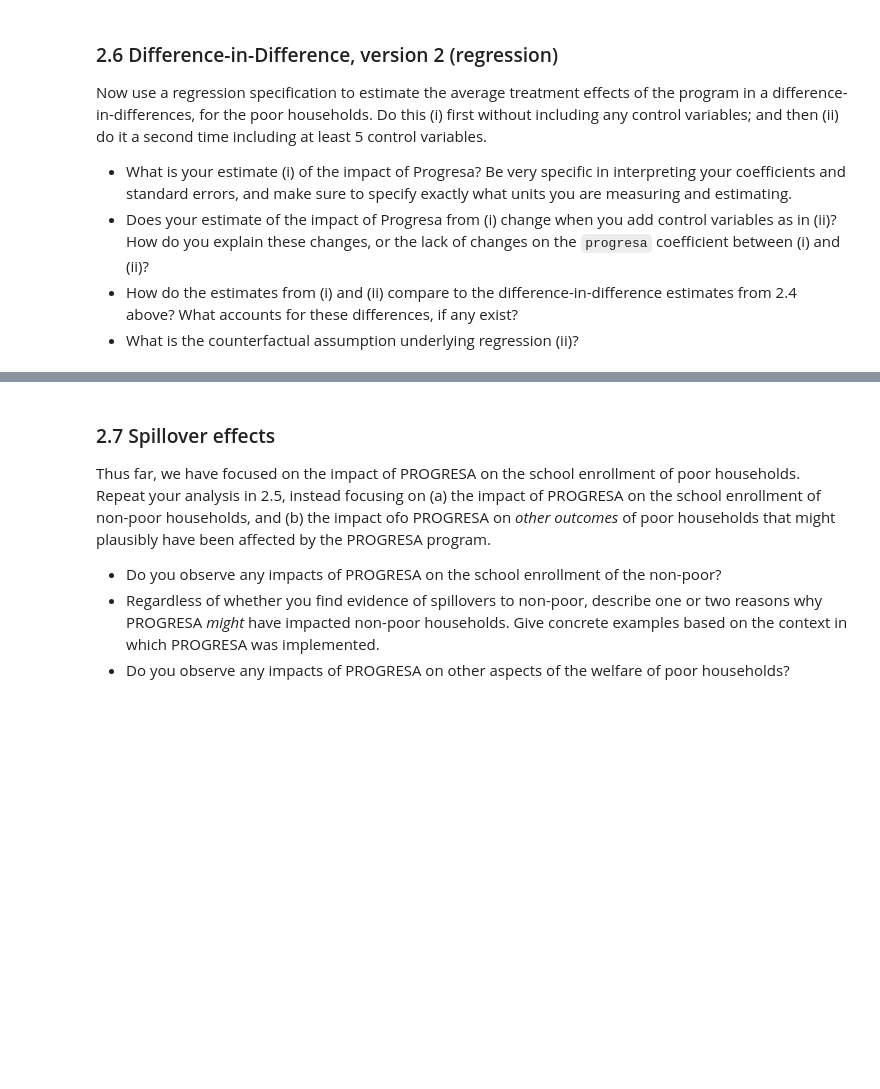
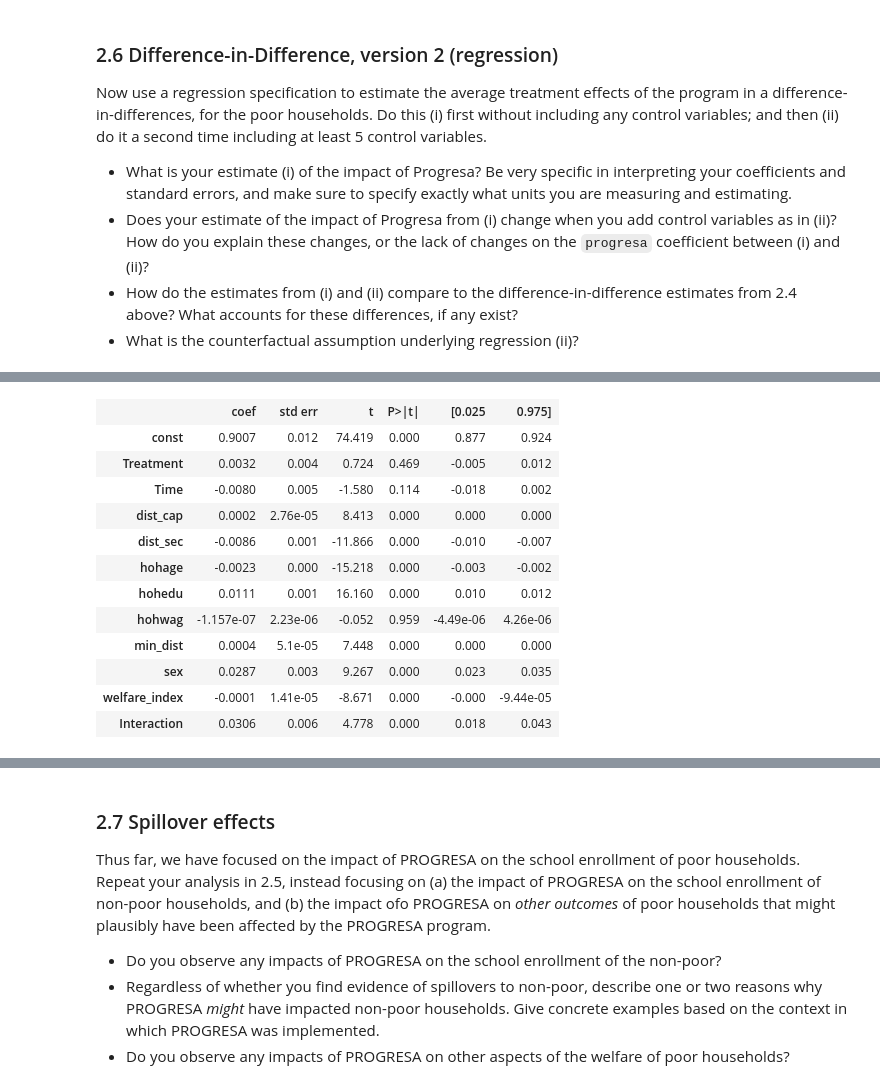
Before and after one commit to jatkins23/info251-aml-s24, a Jupyter notebook: psets/PS2/ATKINS_JON-PS2.ipynb, the cells around one changed output, grey strips where cells are left out. Drawn from its saved outputs; the diff is of its cells as text; code cells hidden in the pictures; blank space fills up the shorter version.

```diff
--- a/psets/PS2/ATKINS_JON-PS2.ipynb
+++ b/psets/PS2/ATKINS_JON-PS2.ipynb
@@ -845,0 +941,18 @@ Compare the point estimate and the standard error on treatment assignment that y
+# %%
+# Your code here
+# 1) regress without including the treatment assignment
+X_no_treat = X.drop(iv, axis = 1)
+X_no_treat = sm.add_constant(X_no_treat)
+model_no_treat = sm.OLS(Y, X_no_treat).fit()
+display(model_no_treat.summary())
+#X.drop(iv, axis = 1)
+
+# 2) obtain predicted values for each child
+pred_no_treat = model_no_treat.predict(X_no_treat)
+
+# 3) compute difference between actual enrollment and predicted enrollment
+err = (Y - pred_no_treat)
+
+# 4) regress on the difference from step 3 on treatment assignment
+model_err_by_tc = sm.OLS(err, sm.add_constant(X[iv])).fit() # note: 'tc' = treatment-control var
+model_err_by_tc.summary()
@@ -873,0 +1077,50 @@ Now use a regression specification to estimate the average treatment effects of
+# %%
+# Your code here
+
+# i. No control variables
+df_poor = df[df['poor'] == 1] # <- finally just create this
+
+# from slides Regression eq: Yi = a + BTi + yPOSTi + d(Ti*POSTi) + e
+df_poor[['progresa']]
+
+# Let's define each term in a table - note `i` here is for 'part i' not an index.
+df_i = df_poor[['sc', 'progresa', 'year']]
+df_i = df_i.rename(columns={'sc': 'Y', 'progresa': 'Treatment', 'year': 'Time'})
+df_i['Time'] = df_i['Time'] - 97 # turn it into binary 98 = 1, 97 = 0
+df_i['Interaction'] = df_i['Treatment'] * df_i['Time']
+
+df_i.isna().any() # has nulls but only in Y
+df_i = df_i.dropna() # drop em
+
+df_i.head(5).pipe(display)
+
+# Define Regression
+Y_i = df_i['Y']
+X_i = sm.add_constant(df_i.drop('Y', axis = 1))
+
+# Model i
+model_i = sm.OLS(Y_i, X_i).fit()
+display(model_i.summary())
+
+# ii. Now with the same controls as above
+df_poor[controls_list]
+
+# Define terms
+df_ii = df_poor[['sc', 'progresa', 'year'] + controls_list]
+df_ii = df_ii.rename(columns={'sc': 'Y', 'progresa': 'Treatment', 'year': 'Time'})
+df_ii['Time'] = df_ii['Time'] - 97 # turn it into binary 98 = 1, 97 = 0
+df_ii['Interaction'] = df_ii['Treatment'] * df_ii['Time']
+
+df_ii.isna().any() # Y, hohage, sex and welfare_index have nulls
+df_ii = df_ii.dropna()
+
+display(df_ii.head(5))
+
+# Define Regression
+Y_ii = df_ii['Y']
+X_ii = sm.add_constant(df_ii.drop('Y', axis = 1))
+
+# Model ii
+model_ii = sm.OLS(Y_ii, X_ii).fit()
+display(model_ii.summary())
+# %% [output]
@@ -873,0 +1170,13 @@ Now use a regression specification to estimate the average treatment effects of
+|  | coef | std err | t | P>|t| | [0.025 | 0.975] |
+| const | 0.9007 | 0.012 | 74.419 | 0.000 | 0.877 | 0.924 |
+| Treatment | 0.0032 | 0.004 | 0.724 | 0.469 | -0.005 | 0.012 |
+| Time | -0.0080 | 0.005 | -1.580 | 0.114 | -0.018 | 0.002 |
+| dist_cap | 0.0002 | 2.76e-05 | 8.413 | 0.000 | 0.000 | 0.000 |
+| dist_sec | -0.0086 | 0.001 | -11.866 | 0.000 | -0.010 | -0.007 |
+| hohage | -0.0023 | 0.000 | -15.218 | 0.000 | -0.003 | -0.002 |
+| hohedu | 0.0111 | 0.001 | 16.160 | 0.000 | 0.010 | 0.012 |
+| hohwag | -1.157e-07 | 2.23e-06 | -0.052 | 0.959 | -4.49e-06 | 4.26e-06 |
+| min_dist | 0.0004 | 5.1e-05 | 7.448 | 0.000 | 0.000 | 0.000 |
+| sex | 0.0287 | 0.003 | 9.267 | 0.000 | 0.023 | 0.035 |
+| welfare_index | -0.0001 | 1.41e-05 | -8.671 | 0.000 | -0.000 | -9.44e-05 |
+| Interaction | 0.0306 | 0.006 | 4.778 | 0.000 | 0.018 | 0.043 |
```
Also changed, not shown: parts of 25 cells of this notebook.
